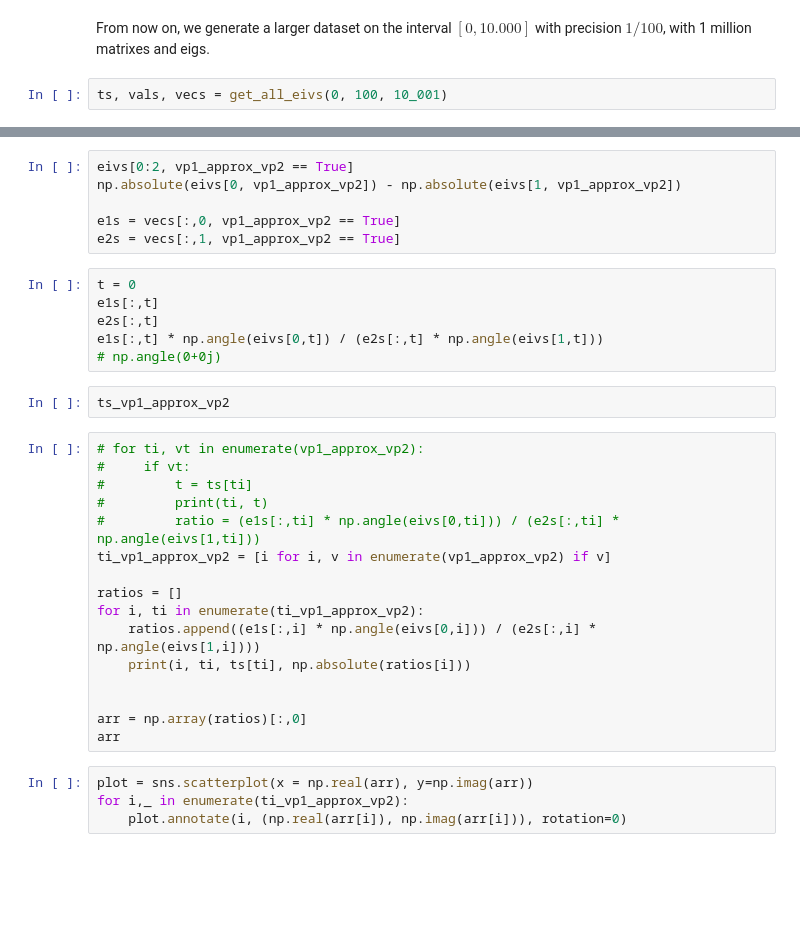
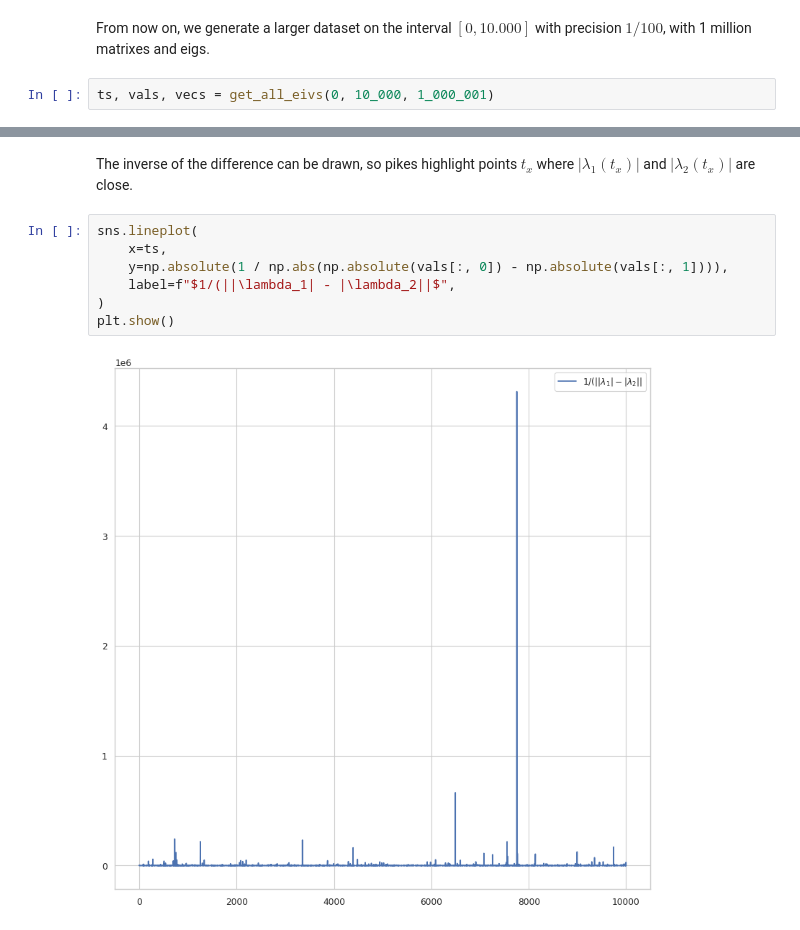
Before and after one commit to romulusFR/unc-misc-isea, a Jupyter notebook: maths/eig_of_matrices.ipynb, the cells around one changed output, grey strips where cells are left out. Saved outputs shown, nothing was run; the diff lists cells and outputs as text; blank space fills up the shorter version.

```diff
--- a/maths/eig_of_matrices.ipynb
+++ b/maths/eig_of_matrices.ipynb
@@ -155,7 +153,7 @@ plt.show()
 # %% [markdown]
 From now on, we generate a larger dataset on the interval $[0, 10.000]$ with precision $1/100$, with 1 million matrixes and eigs.
 # %%
-ts, vals, vecs = get_all_eivs(0, 100, 10_001)
+ts, vals, vecs = get_all_eivs(0, 10_000, 1_000_001)
 # %% [markdown]
 Let $\lambda_1(t)$, $\lambda_2(t)$ and $\lambda_3(t)$ the eigenvalues at point $t$ ordered decreasingly.
 Let $v_1(t)$, $v_2(t)$ and $v_3(t)$ their respective eigenvectors.
@@ -177,34 +187,11 @@ array([ 121,  244, 2637, 3865, 6521, 7958, 8126, 8508, 9072, 9618])
-# %%
-eivs[0:2, vp1_approx_vp2 == True]
-np.absolute(eivs[0, vp1_approx_vp2]) - np.absolute(eivs[1, vp1_approx_vp2])
-
-e1s = vecs[:,0, vp1_approx_vp2 == True]
-e2s = vecs[:,1, vp1_approx_vp2 == True]
-# %%
-t = 0
-e1s[:,t]
-e2s[:,t]
-e1s[:,t] * np.angle(eivs[0,t]) / (e2s[:,t] * np.angle(eivs[1,t]))
-# np.angle(0+0j)
-# %%
-ts_vp1_approx_vp2
-# %%
-# for ti, vt in enumerate(vp1_approx_vp2):
-#     if vt:
-#         t = ts[ti]
-#         print(ti, t)
-#         ratio = (e1s[:,ti] * np.angle(eivs[0,ti])) / (e2s[:,ti] * np.angle(eivs[1,ti]))
-ti_vp1_approx_vp2 = [i for i, v in enumerate(vp1_approx_vp2) if v]
-
-ratios = []
-for i, ti in enumerate(ti_vp1_approx_vp2):
-    ratios.append((e1s[:,i] * np.angle(eivs[0,i])) / (e2s[:,i] * np.angle(eivs[1,i])))
-    print(i, ti, ts[ti], np.absolute(ratios[i]))
-
-
-arr = np.array(ratios)[:,0]
-arr
-# %%
-plot = sns.scatterplot(x = np.real(arr), y=np.imag(arr))
-for i,_ in enumerate(ti_vp1_approx_vp2):
-    plot.annotate(i, (np.real(arr[i]), np.imag(arr[i])), rotation=0)
+# %% [markdown]
+The inverse of the difference can be drawn, so pikes highlight points $t_x$ where $|\lambda_1(t_x)|$ and $|\lambda_2(t_x)|$ are close.
+# %%
+sns.lineplot(
+    x=ts,
+    y=np.absolute(1 / np.abs(np.absolute(vals[:, 0]) - np.absolute(vals[:, 1]))),
+    label=f"$1/(||\lambda_1| - |\lambda_2||$",
+)
+plt.show()
+# %% [output]
+[figure, added]
```
Also changed, not shown: parts of 12 cells of this notebook.
